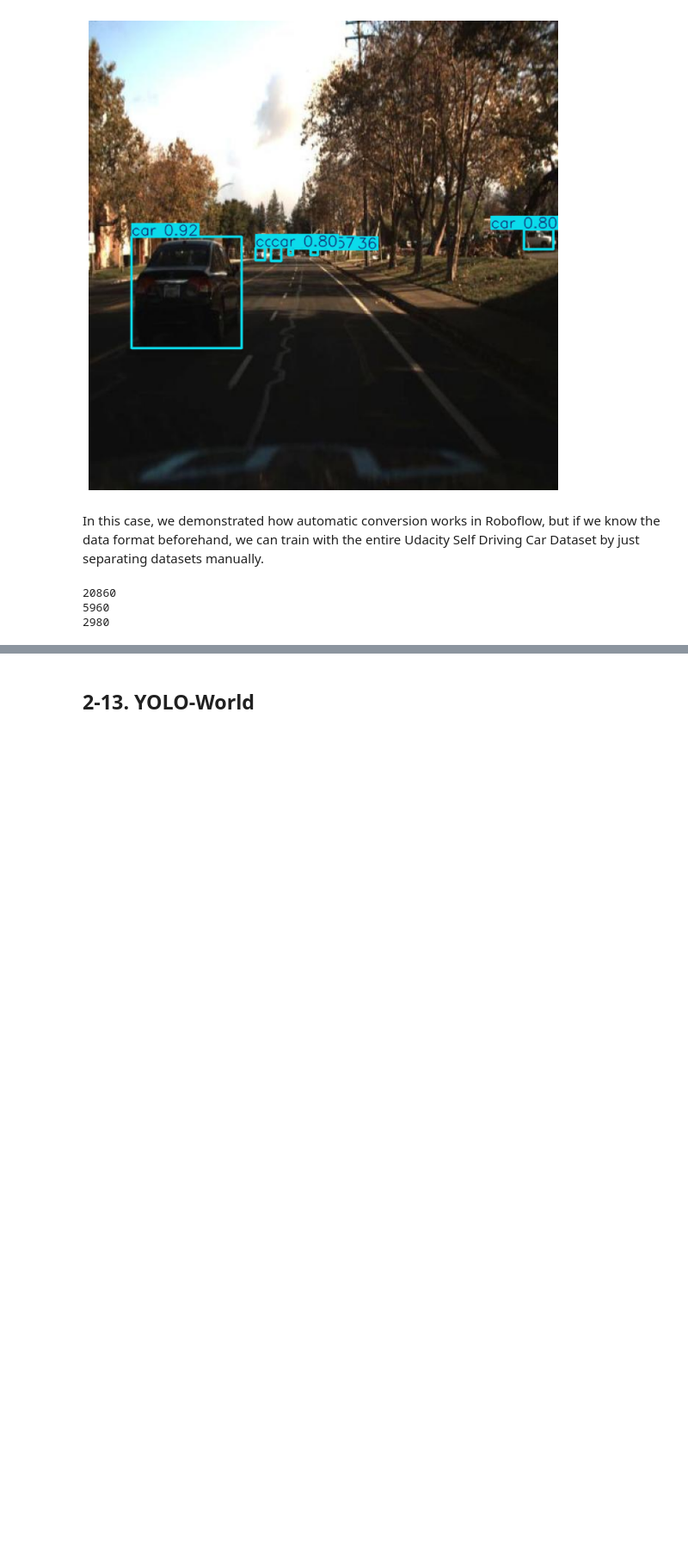
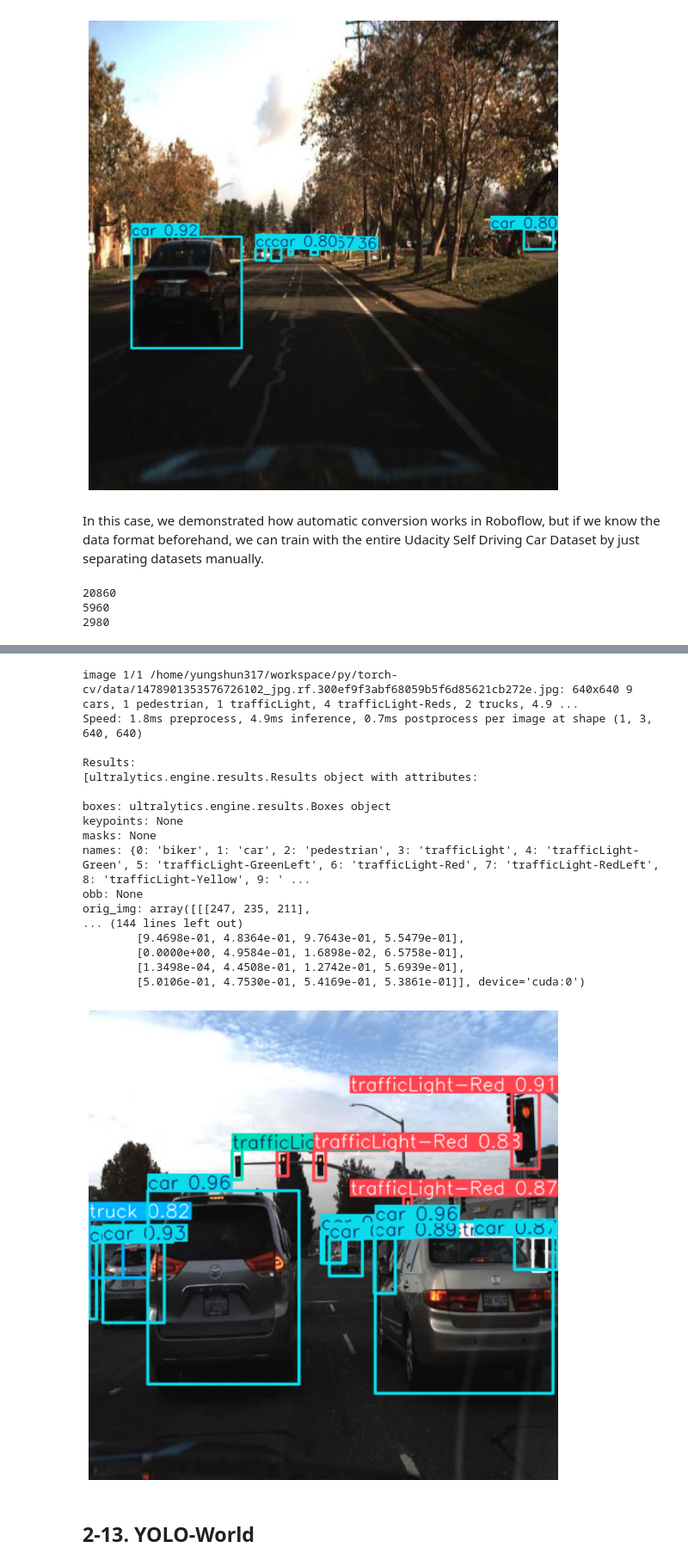
Before and after one commit to yungshun317/torch-cv, a Jupyter notebook: object_detection.ipynb, the cells around one changed output, grey strips where cells are left out. Shown at 86% size. Drawn from its saved outputs; the diff is of its cells as text; code cells hidden in the pictures; blank space fills up the shorter version.

```diff
--- a/object_detection.ipynb
+++ b/object_detection.ipynb
@@ -913,2 +993,52 @@ results = model.train(data="/home/yungshun317/workspace/py/torch-cv/datasets/Uda
+# %%
+# Prediction
+%matplotlib inline
+import os, torch, cv2
+import matplotlib.pyplot as plt
+
+image_path = "data/1478901353576726102_jpg.rf.300ef9f3abf68059b5f6d85621cb272e.jpg"
+results = model(image_path)
+print()
+print("Results:")
+print(results)
+print()
+
+for result in results:
+    print("Boxes:")
+    print(result.boxes)
+
+    # result.show()
+    plt.figure(figsize=(10, 10))
+    plt.imshow(cv2.cvtColor(result.plot(), cv2.COLOR_BGR2RGB))
+    plt.axis('off')
+    plt.show()
+
+    # Display images with matplotlib
+    result.save(filename="outputs/cat_dog_image_result.jpg")
+
+    # print(image_path.split(os.path.sep)[-1])
+    # cat_dog_image.jpg
+    # print(os.path.splitext(image_path.split(os.path.sep)[-1])[0])
+    # cat_dog_image
+    result.save(filename=os.path.splitext("outputs/" + image_path.split(os.path.sep)[-1])[0] + "_" + model.model_name + "_result.jpg")
+# %% [output]
+image 1/1 /home/yungshun317/workspace/py/torch-cv/data/1478901353576726102_jpg.rf.300ef9f3abf68059b5f6d85621cb272e.jpg: 640x640 9 cars, 1 pedestrian, 1 trafficLight, 4 trafficLight-Reds, 2 trucks, 4.9 ...
+Speed: 1.8ms preprocess, 4.9ms inference, 0.7ms postprocess per image at shape (1, 3, 640, 640)
+
+Results:
+[ultralytics.engine.results.Results object with attributes:
+
+boxes: ultralytics.engine.results.Boxes object
+keypoints: None
+masks: None
+names: {0: 'biker', 1: 'car', 2: 'pedestrian', 3: 'trafficLight', 4: 'trafficLight-Green', 5: 'trafficLight-GreenLeft', 6: 'trafficLight-Red', 7: 'trafficLight-RedLeft', 8: 'trafficLight-Yellow', 9: ' ...
+obb: None
+orig_img: array([[[247, 235, 211],
+... (144 lines left out)
+        [9.4698e-01, 4.8364e-01, 9.7643e-01, 5.5479e-01],
+        [0.0000e+00, 4.9584e-01, 1.6898e-02, 6.5758e-01],
+        [1.3498e-04, 4.4508e-01, 1.2742e-01, 5.6939e-01],
+        [5.0106e-01, 4.7530e-01, 5.4169e-01, 5.3861e-01]], device='cuda:0')
+[figure, added]
 # %% [markdown]
 ## 2-13. YOLO-World
```
Also changed, not shown: parts of 5 cells of this notebook.
